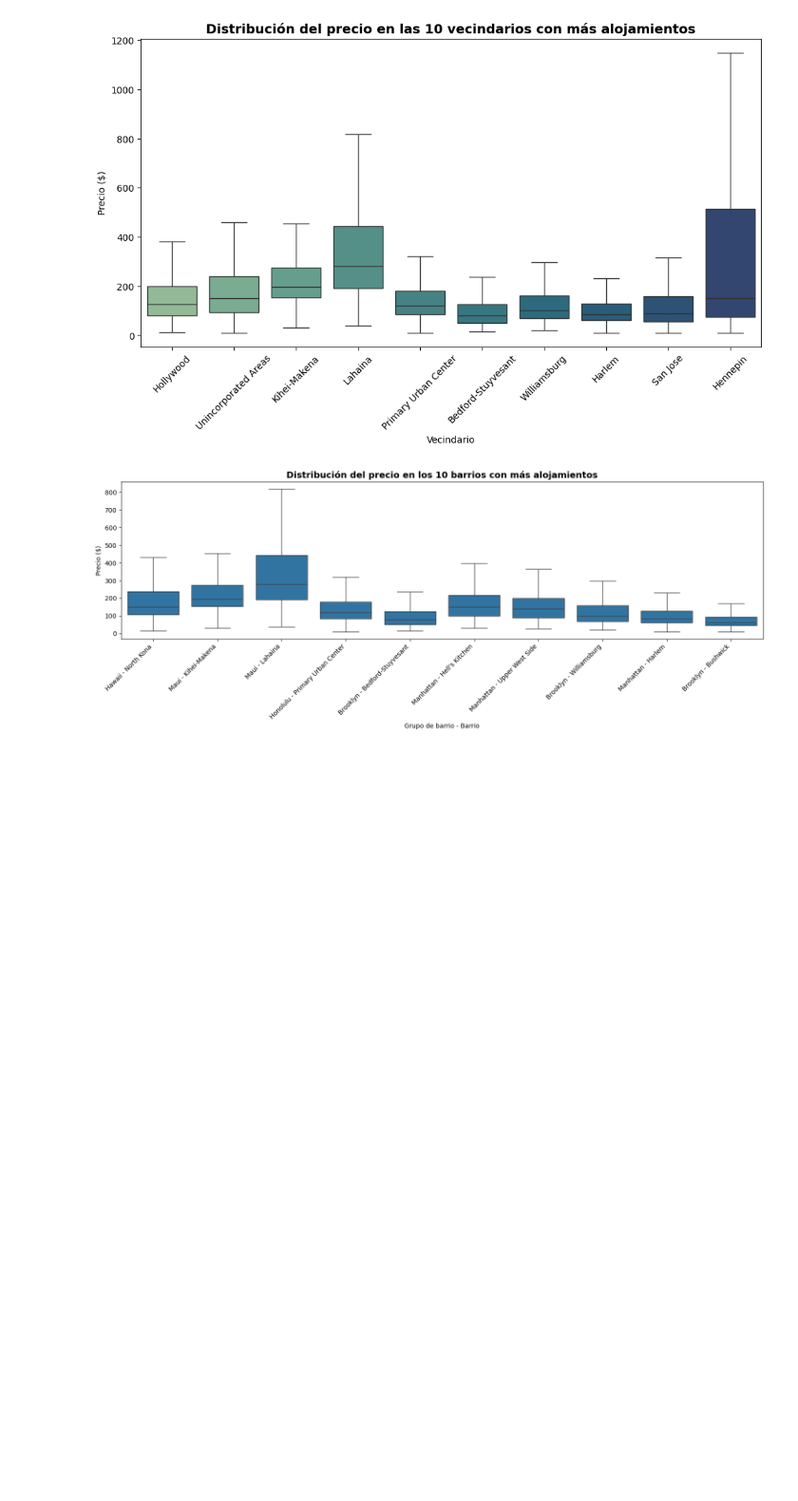
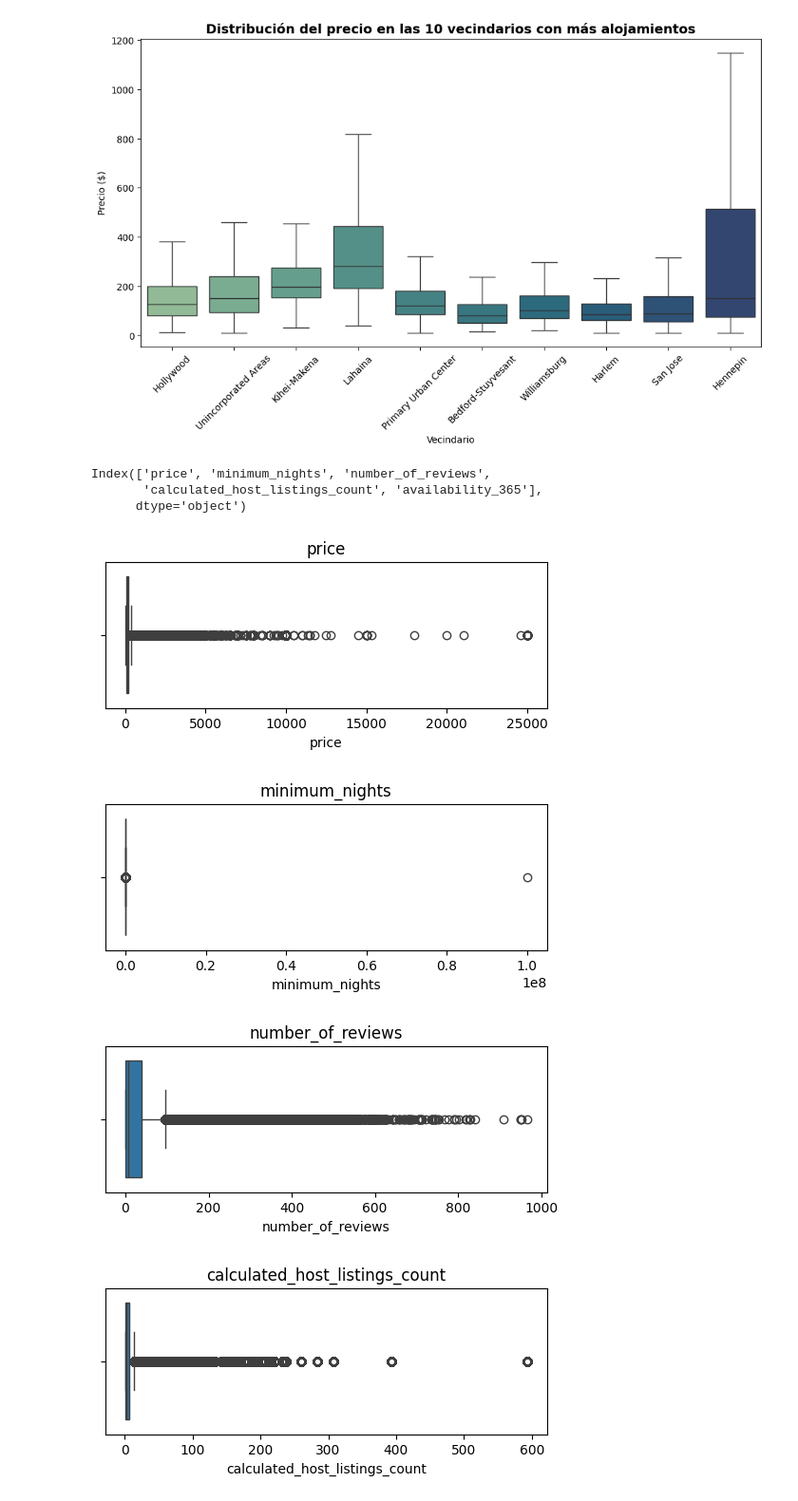
Before and after one commit to HaloReach2552/Proyecto-Data-Science-Airbnb, a Jupyter notebook: proyecto.ipynb, the cells around one changed output. Shown at 95% size. Drawn from its saved outputs; the diff is of its cells as text; code cells hidden in the pictures; blank space fills up the shorter version.

```diff
--- a/proyecto.ipynb
+++ b/proyecto.ipynb
@@ -262,28 +262,21 @@ plt.xticks(rotation=45)
 plt.show()
 # %% [output]
 [figure]
-# %%
-datos['zona_barrio'] = (
-    datos['neighbourhood_group'] + ' - ' + datos['neighbourhood']
-)
-
-top10 = datos['zona_barrio'].value_counts().head(10).index
-df_top10 = datos[datos['zona_barrio'].isin(top10)]
-
-plt.figure(figsize=(15,6))
-sns.boxplot(
-    data=df_top10,
-    x='zona_barrio',
-    y='price',
-    showfliers=False
-)
-
-plt.title('Distribución del precio en los 10 barrios con más alojamientos',
-          fontsize=14, fontweight='bold')
-plt.xlabel('Grupo de barrio - Barrio')
-plt.ylabel('Precio ($)')
-plt.xticks(rotation=45, ha='right')
-plt.tight_layout()
-plt.show()
-# %% [output]
-[figure, removed]
+# %%
+df_numericas = datos.select_dtypes(include=['int'])
+df_numericas.columns
+# %% [output]
+Index(['price', 'minimum_nights', 'number_of_reviews',
+       'calculated_host_listings_count', 'availability_365'],
+      dtype='object')
+# %%
+for columna in df_numericas.columns:
+    plt.figure(figsize=(6,2))
+    sns.boxplot(x=df_numericas[columna])
+    plt.title(columna)
+    plt.show()
+# %% [output]
+[figure, added]
+[figure, added]
+[figure, added]
+[figure, added]
```
Also changed, not shown: parts of 8 cells of this notebook.
